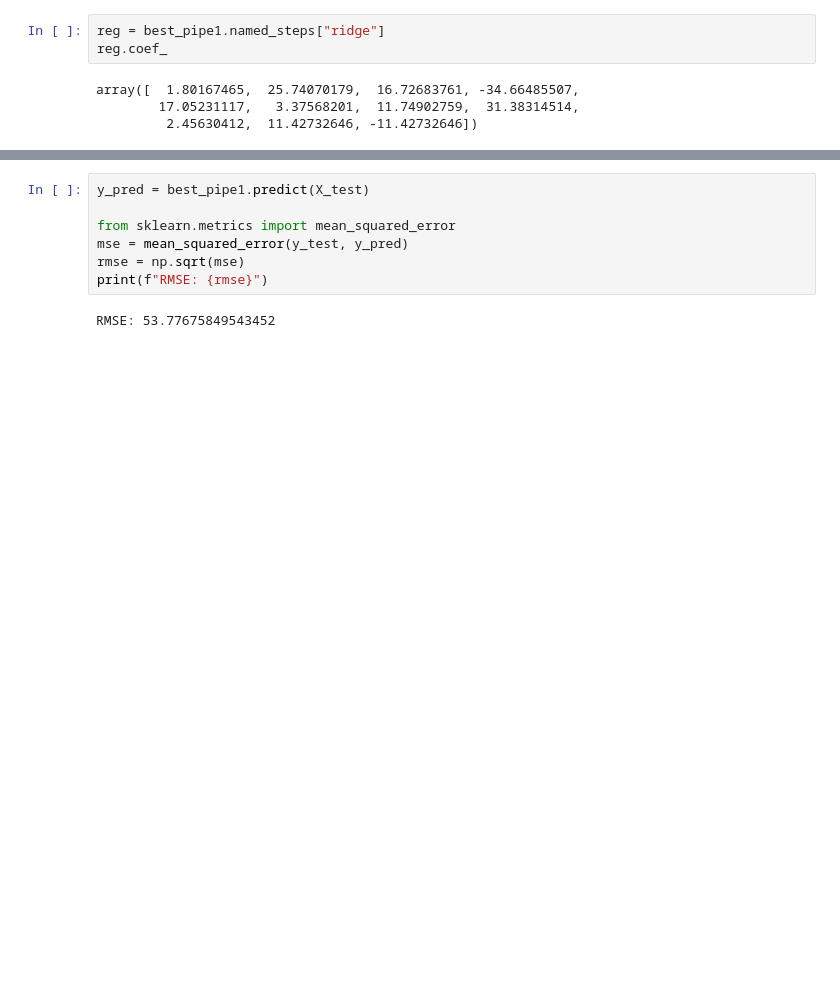
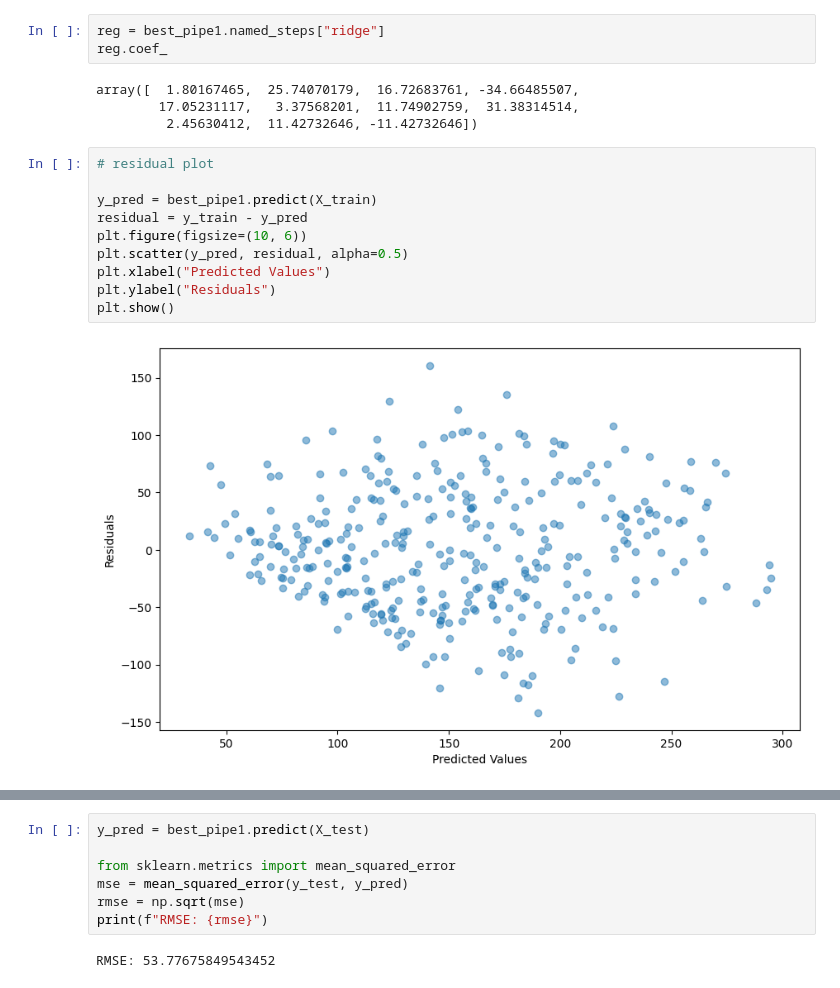
Before and after one commit to daisyYang25/data-science-basics, a Jupyter notebook: notebooks/regression.ipynb, the cells around one changed output, grey strips where cells are left out. Drawn from its saved outputs; the diff is of its cells as text; blank space fills up the shorter version.

```diff
--- a/notebooks/regression.ipynb
+++ b/notebooks/regression.ipynb
@@ -153,3 +171,15 @@ reg.coef_
 array([  1.80167465,  25.74070179,  16.72683761, -34.66485507,
         17.05231117,   3.37568201,  11.74902759,  31.38314514,
          2.45630412,  11.42732646, -11.42732646])
+# %%
+# residual plot
+
+y_pred = best_pipe1.predict(X_train)
+residual = y_train - y_pred
+plt.figure(figsize=(10, 6))
+plt.scatter(y_pred, residual, alpha=0.5)
+plt.xlabel("Predicted Values")
+plt.ylabel("Residuals")
+plt.show()
+# %% [output]
+[figure, added]
```
Also changed, not shown: parts of 7 cells of this notebook.
